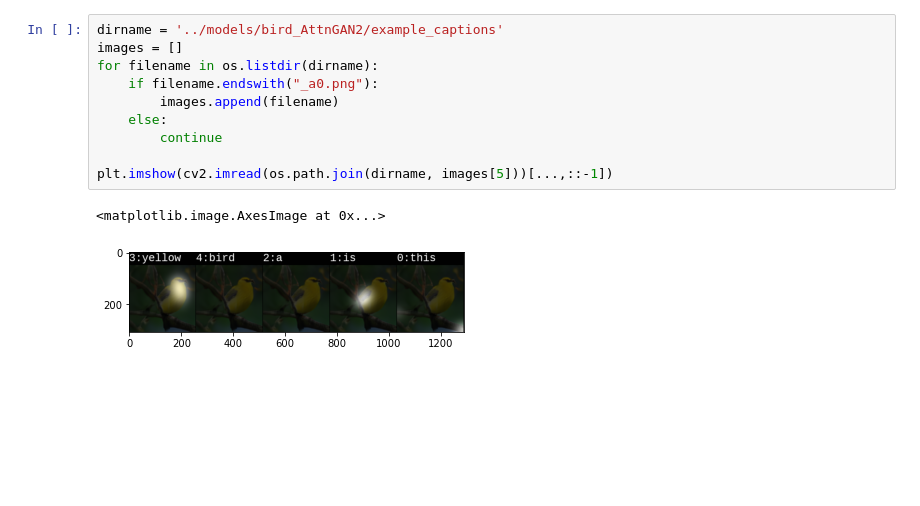
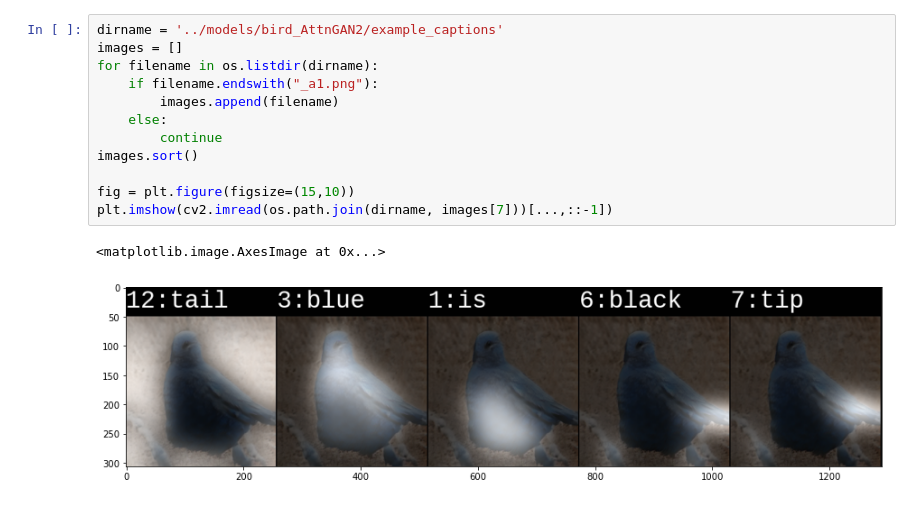
Before and after one commit to sxzhang25/AttnGAN, a Jupyter notebook: code/experiments.ipynb, the cells around one changed output. Cells and saved outputs as stored; diff of their text form; blank space fills up the shorter version.

```diff
--- a/code/experiments.ipynb
+++ b/code/experiments.ipynb
@@ -35,13 +37,15 @@ plt.show()
 # %%
 dirname = '../models/bird_AttnGAN2/example_captions'
 images = []
 for filename in os.listdir(dirname):
-    if filename.endswith("_a0.png"):
+    if filename.endswith("_a1.png"):
         images.append(filename)
     else:
         continue
+images.sort()
 
-plt.imshow(cv2.imread(os.path.join(dirname, images[5]))[...,::-1])
+fig = plt.figure(figsize=(15,10))
+plt.imshow(cv2.imread(os.path.join(dirname, images[7]))[...,::-1])
 # %% [output]
 <matplotlib.image.AxesImage at 0x...>
-[figure, old version]
+[figure, new version]
```
Also changed, not shown: parts of 5 cells of this notebook.
